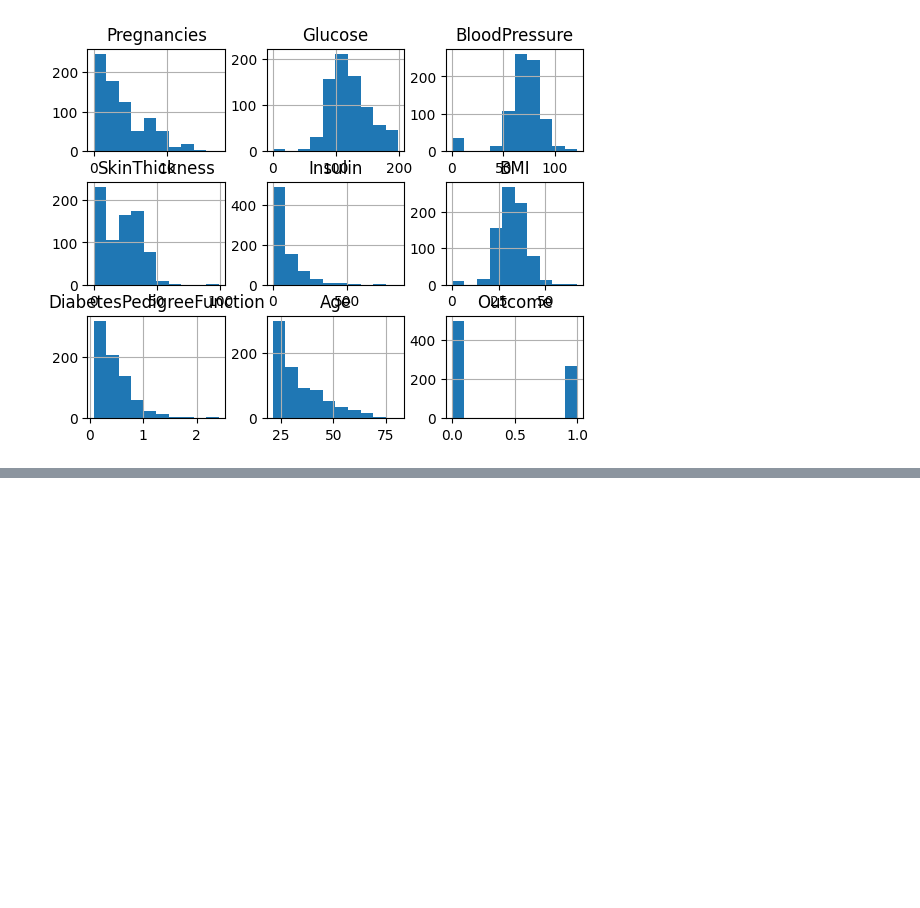
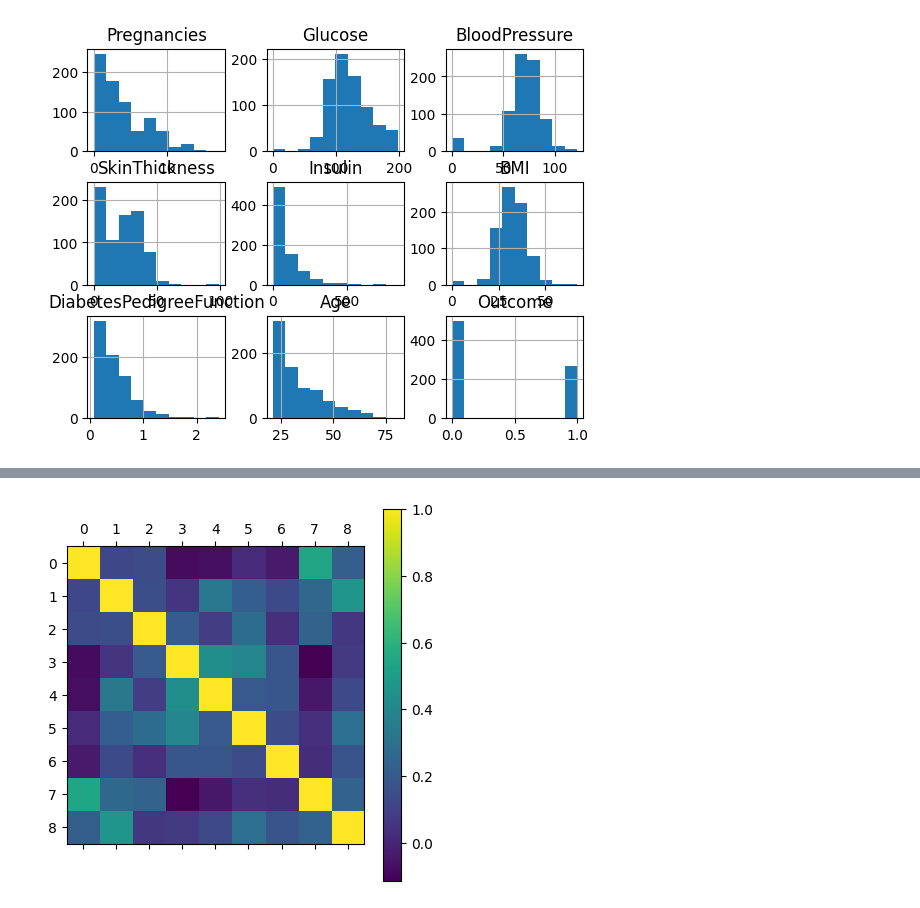
Before and after one commit to krzkro4122/ml-phishing-websites, a Jupyter notebook: notebook.ipynb, the cells around one changed output, grey strips where cells are left out. Cells and saved outputs as stored; diff of their text form; code cells hidden in the pictures; blank space fills up the shorter version.

```diff
--- a/notebook.ipynb
+++ b/notebook.ipynb
@@ -58,0 +83,6 @@ plt.show()
+# %%
+plt.matshow(data.corr())
+plt.colorbar()
+plt.show()
+# %% [output]
+[figure, added]
```
Also changed, not shown: parts of 6 cells of this notebook.
